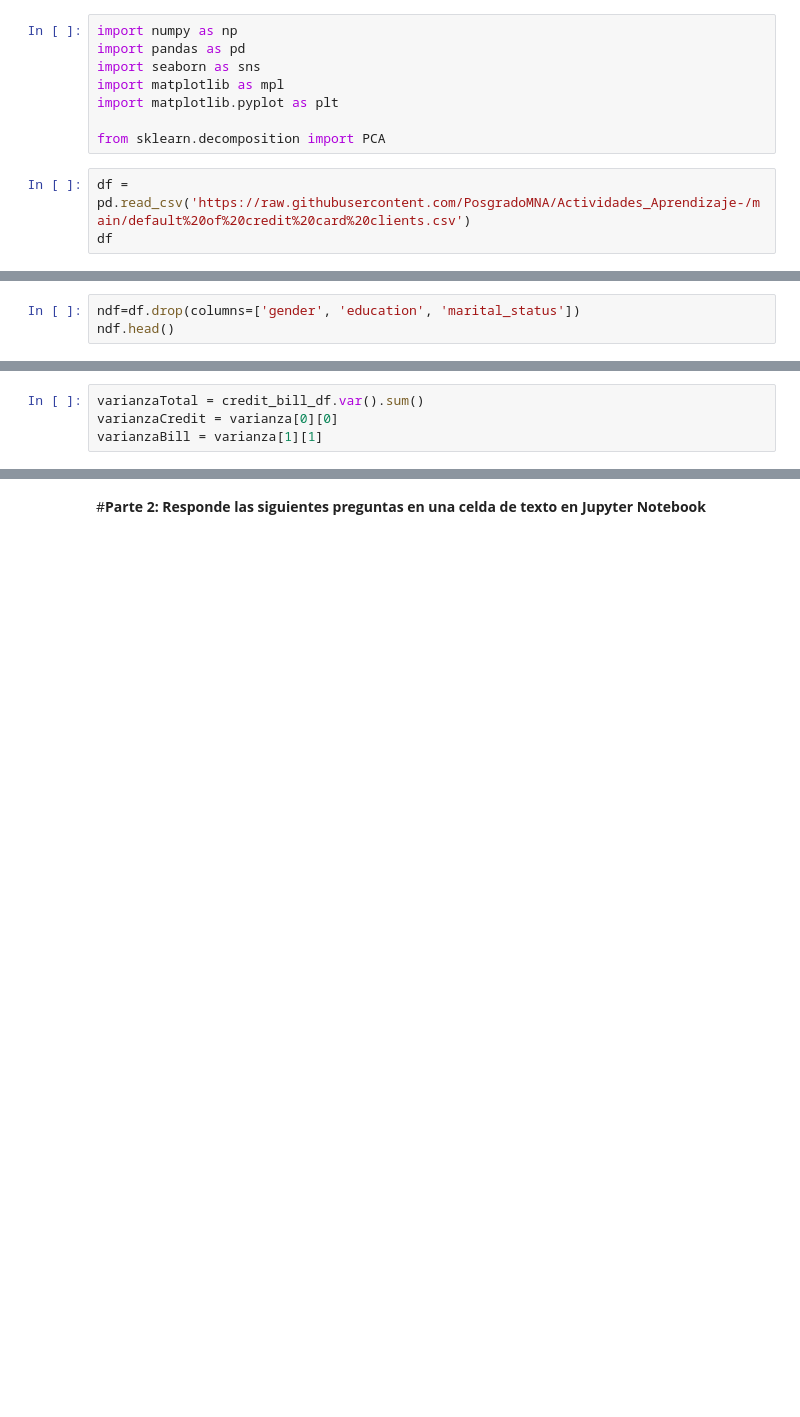
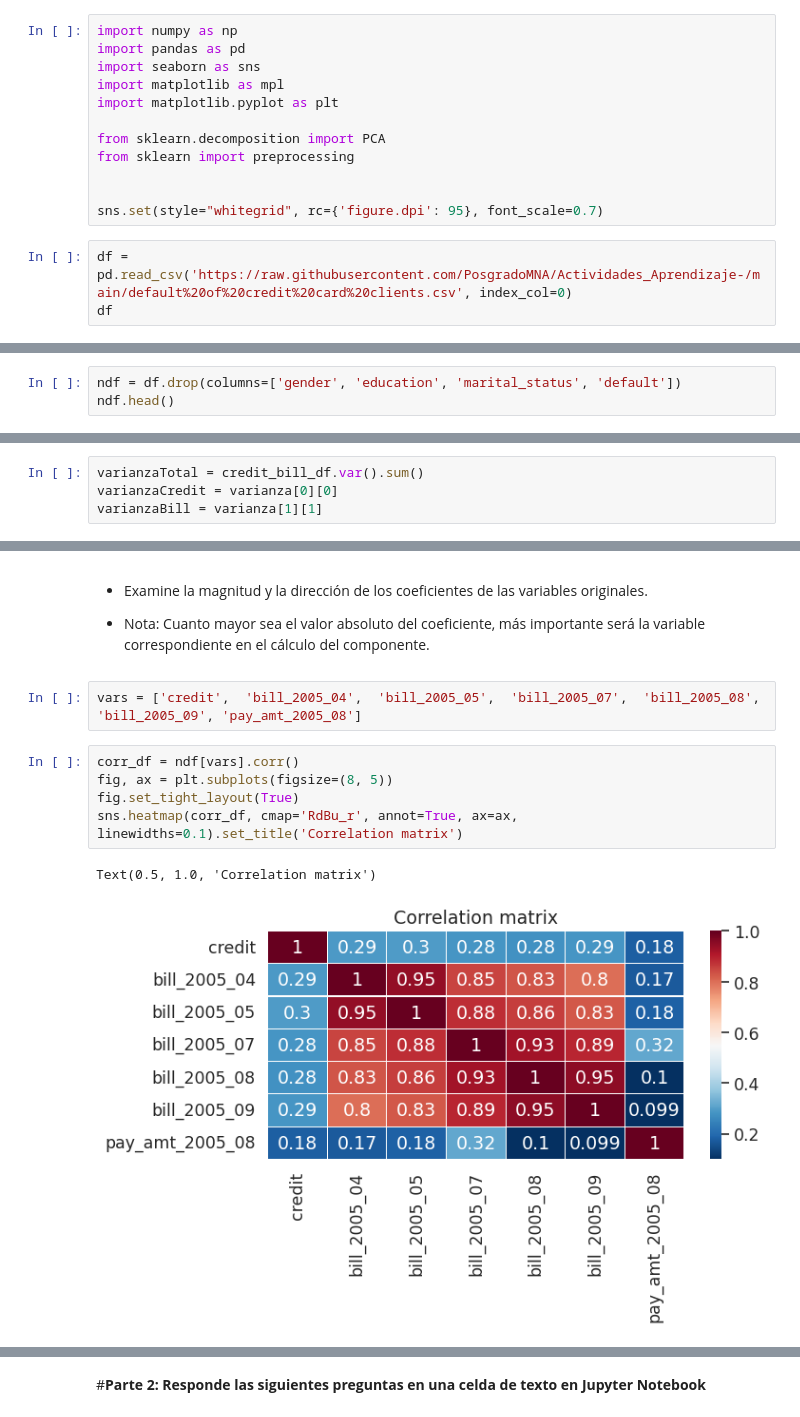
Before and after one commit to PosgradoMNA/actividades-del-projecto-equipo-35, a Jupyter notebook: Semana_4_Actividad_1.ipynb, the cells around one changed output, grey strips where cells are left out. Drawn from its saved outputs; the diff is of its cells as text; blank space fills up the shorter version.

```diff
--- a/Semana_4_Actividad_1.ipynb
+++ b/Semana_4_Actividad_1.ipynb
@@ -44,6 +46,10 @@ import matplotlib as mpl
 import matplotlib.pyplot as plt
 
 from sklearn.decomposition import PCA
+from sklearn import preprocessing
+
+
+sns.set(style="whitegrid", rc={'figure.dpi': 95}, font_scale=0.7)
 # %%
-df = pd.read_csv('https://raw.githubusercontent.com/PosgradoMNA/Actividades_Aprendizaje-/main/default%20of%20credit%20card%20clients.csv')
+df = pd.read_csv('https://raw.githubusercontent.com/PosgradoMNA/Actividades_Aprendizaje-/main/default%20of%20credit%20card%20clients.csv', index_col=0)
 df
@@ -188,3 +208,3 @@ df = df[df['default']. notna()]
 # %%
-ndf=df.drop(columns=['gender', 'education', 'marital_status'])
+ndf = df.drop(columns=['gender', 'education', 'marital_status', 'default'])
 ndf.head()
@@ -624,0 +464,14 @@ Name: PC2, dtype: float64
+# %% [markdown]
+- Examine la magnitud y la dirección de los coeficientes de las variables originales.
+
+- Nota: Cuanto mayor sea el valor absoluto del coeficiente, más importante será la variable correspondiente en el cálculo del componente.
+# %%
+vars = ['credit',  'bill_2005_04',  'bill_2005_05',  'bill_2005_07',  'bill_2005_08',  'bill_2005_09', 'pay_amt_2005_08']
+# %%
+corr_df = ndf[vars].corr()
+fig, ax = plt.subplots(figsize=(8, 5))
+fig.set_tight_layout(True)
+sns.heatmap(corr_df, cmap='RdBu_r', annot=True, ax=ax, linewidths=0.1).set_title('Correlation matrix')
+# %% [output]
+Text(0.5, 1.0, 'Correlation matrix')
+[figure, added]
```
Also changed, not shown: parts of 116 cells of this notebook.
